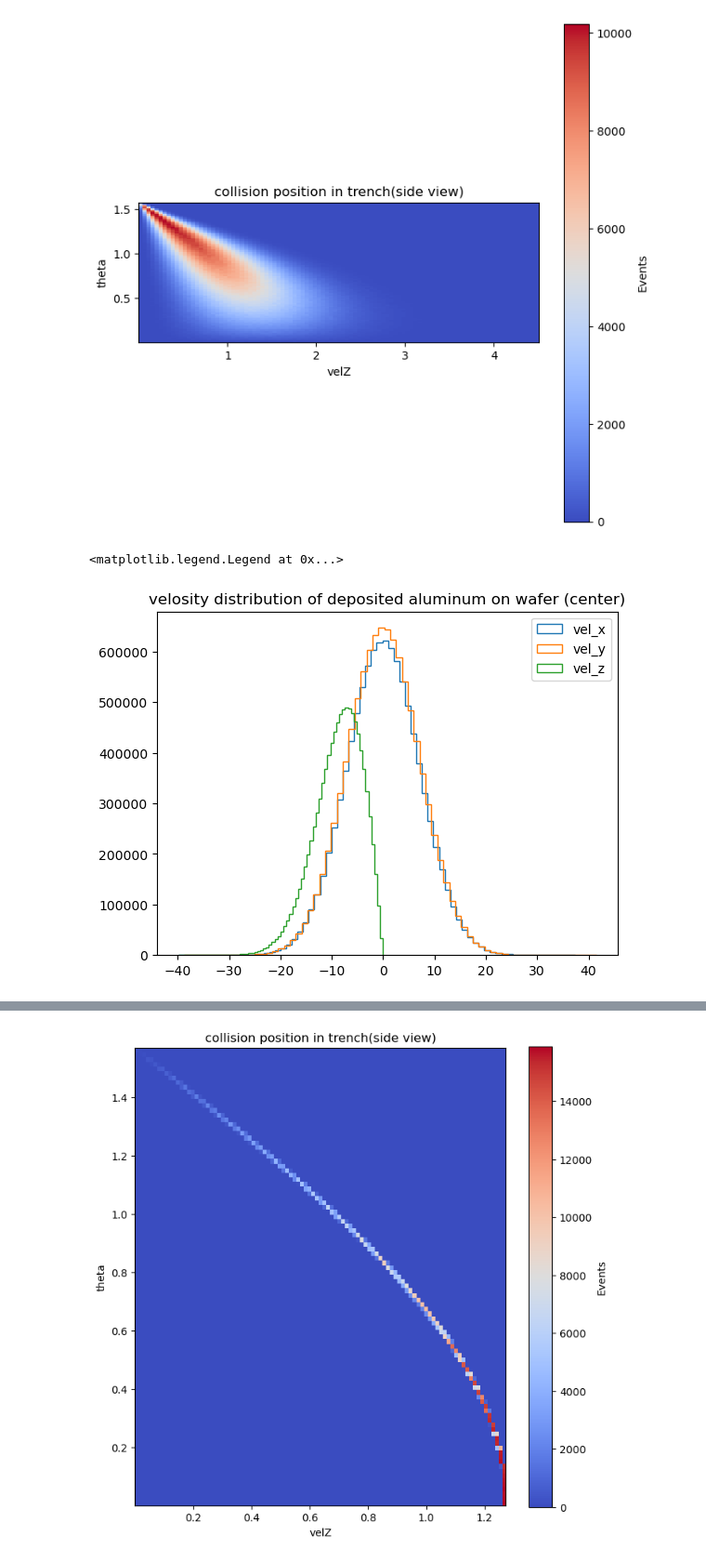
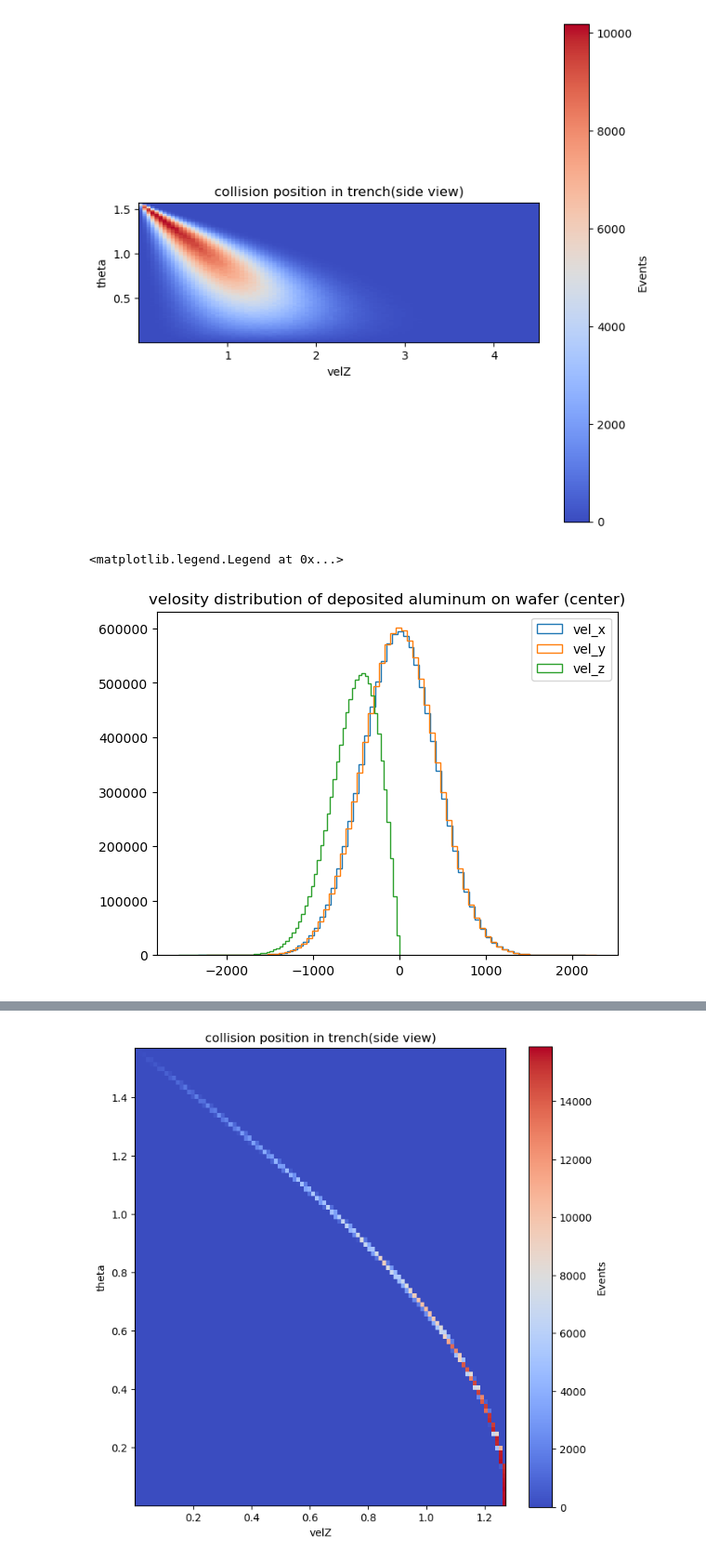
Before and after one commit to ararakitsubasa/etching, a Jupyter notebook: cosin_distrubution.ipynb, the cells around one changed output, grey strips where cells are left out. Shown at 93% size. Saved outputs shown, nothing was run; the diff lists cells and outputs as text; code cells hidden in the pictures.

```diff
--- a/cosin_distrubution.ipynb
+++ b/cosin_distrubution.ipynb
@@ -145,16 +130,16 @@ plt.show()
 # %% [output]
 [figure]
 # %%
-velosity_matrix = velMat(10, 1)
+velosity_matrix = velMat(Cm, 1)
 
 fig, ax = plt.subplots()
 ax.set_title("velosity distribution of deposited aluminum on wafer (center)")
 ax.hist(velosity_matrix[:,0], bins=70,histtype='step', stacked=True, fill=False, label='vel_x')
 ax.hist(velosity_matrix[:,1], bins=70,histtype='step', stacked=True, fill=False, label='vel_y')
 ax.hist(velosity_matrix[:,2], bins=70,histtype='step', stacked=True, fill=False, label='vel_z')
 # ax.set_yscale('log')
 # ax.plot(X, hist_dist.cdf(X), label='CDF')
 ax.legend()
 # %% [output]
 <matplotlib.legend.Legend at 0x...>
-[figure, old version]
+[figure, new version]
```
Also changed, not shown: parts of 7 cells of this notebook, 4 other files.
